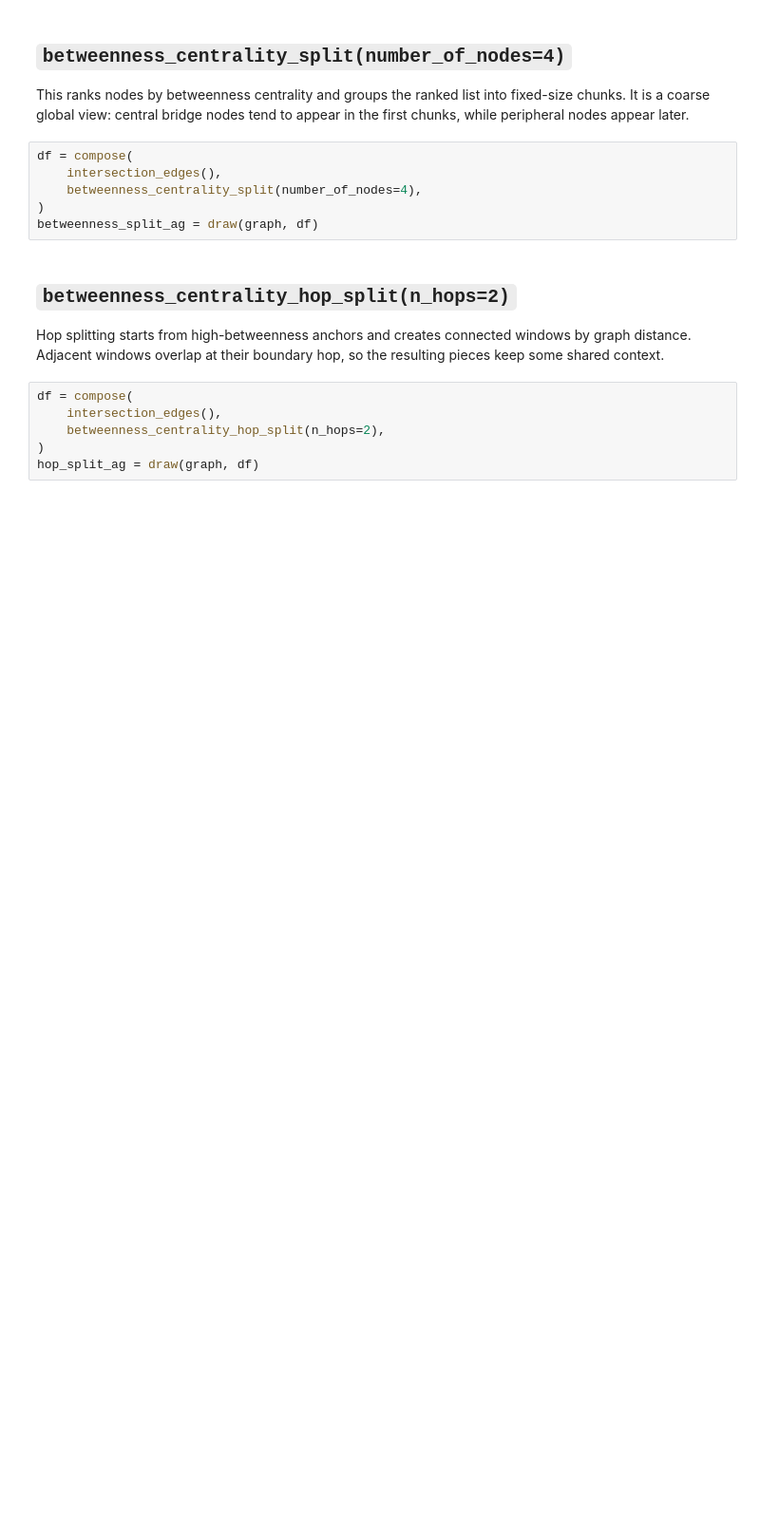
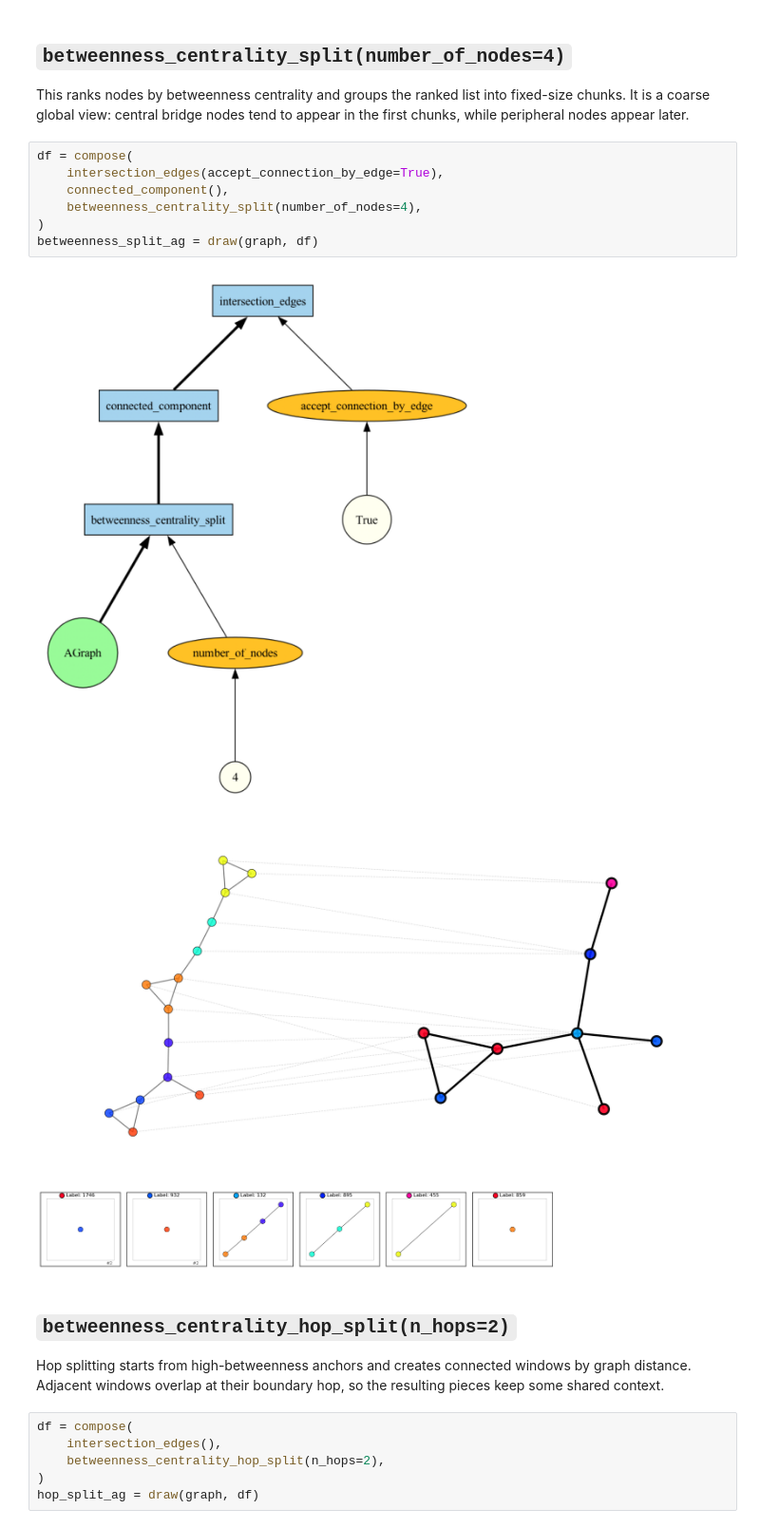
Before and after one commit to fabriziocosta/abstractgraph, a Jupyter notebook: notebooks/examples/example_abstract_graph_operators_03_partitions_and_path_covers.ipynb, the cells around one changed output. Shown at 95% size. Saved outputs shown, nothing was run; the diff lists cells and outputs as text; blank space fills up the shorter version.

```diff
--- a/notebooks/examples/example_abstract_graph_operators_03_partitions_and_path_covers.ipynb
+++ b/notebooks/examples/example_abstract_graph_operators_03_partitions_and_path_covers.ipynb
@@ -105,10 +108,15 @@ display_graph(graph)
 This ranks nodes by betweenness centrality and groups the ranked list into fixed-size chunks. It is a coarse global view: central bridge nodes tend to appear in the first chunks, while peripheral nodes appear later.
 # %%
 df = compose(
-    intersection_edges(),
+    intersection_edges(accept_connection_by_edge=True),
+    connected_component(),
     betweenness_centrality_split(number_of_nodes=4),
 )
 betweenness_split_ag = draw(graph, df)
+# %% [output]
+[figure, added]
+[figure, added]
+[figure, added]
 # %% [markdown]
 ## `betweenness_centrality_hop_split(n_hops=2)`
 
```
Also changed, not shown: parts of 2 cells of this notebook, 2 other files.
